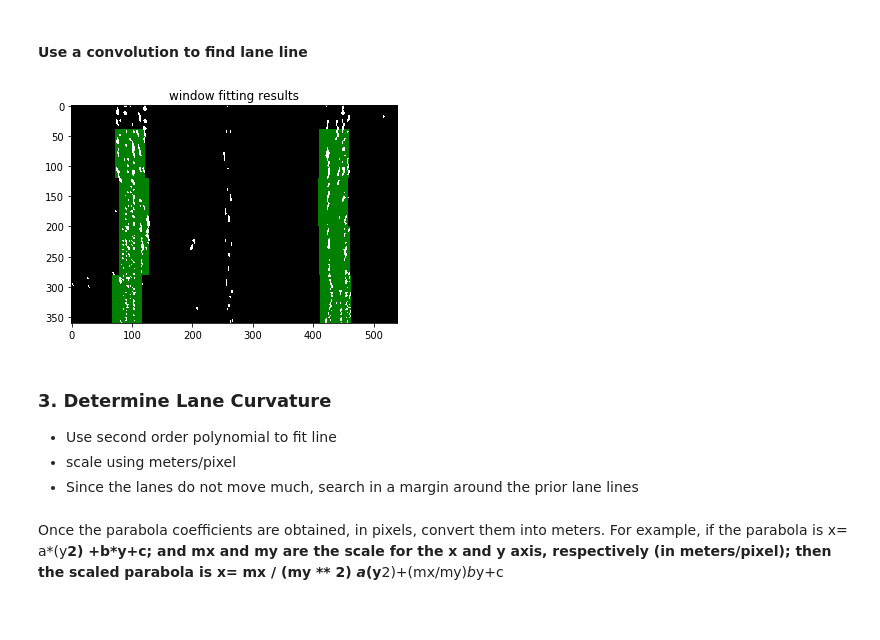
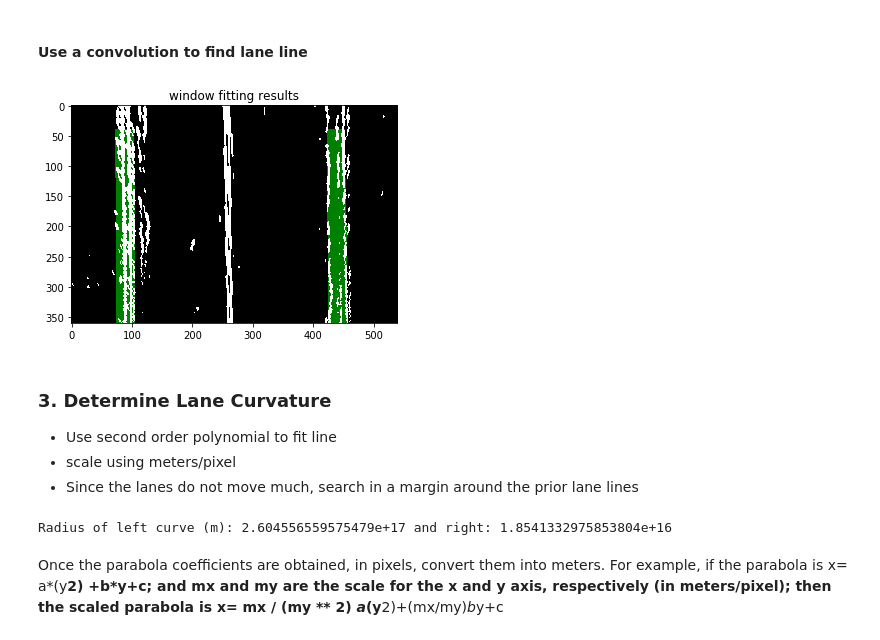
Before and after one commit to ssimontacchi/1906-Traffic-Patterns-Market-St-SF, a Jupyter notebook: mapping_market.ipynb, the cells around one changed output. Cells and saved outputs as stored; diff of their text form; code cells hidden in the pictures.

```diff
--- a/mapping_market.ipynb
+++ b/mapping_market.ipynb
@@ -247,0 +255,27 @@ ax2.plot(offset, 10, '.', markersize=50, color = 'orange');  # top-left
+# %%
+f, (ax1, ax2) = plt.subplots(1, 2, figsize=(24, 9))
+f.tight_layout()
+ax1.imshow(undistorted, cmap='gray')
+ax1.set_title('Undistorted Image', fontsize=50)
+ax1.plot(262, 195, '.', markersize=10, color = 'green')  # top-right
+ax1.plot(270, 210, '.', markersize=10, color = 'blue')  # bottom-right
+ax1.plot(10, 200, '.', markersize=10, color = 'red') # bottom-left
+ax1.plot(33, 190, '.', markersize=10, color = 'orange')  # top-left
+
+inp_mtx = [[[ 262, 195]],
+           [[ 270, 210]],
+           [[ 10, 200]],
+           [[ 33, 190]]]
+warped, perspective_mtx = warp(undistorted, inp_mtx)
+binary_warped_tracks, perspective_mtx = warp(combined_binary, inp_mtx)
+ax2.imshow(warped, cmap='gray')
+ax2.set_title('Warped Image', fontsize=50)
+img_size = (binary_warped_tracks.shape[1], binary_warped_tracks.shape[0])
+
+# offset is calculated so that width = height, creating a square
+offset = (img_size[0]-img_size[1])/2
+
+ax2.plot(img_size[0] - offset, 10, '.', markersize=50, color = 'green')  # top-right
+ax2.plot(img_size[0] - offset, img_size[1] - 10, '.', markersize=30, color = 'blue') # bottom-right
+ax2.plot(offset, img_size[1] - 10, '.', markersize=50, color = 'red')  # bottom-left
+ax2.plot(offset, 10, '.', markersize=50, color = 'orange');  # top-left
@@ -520,9 +602,9 @@ plt.imshow(result);
 #### Use a convolution to find lane line
 # %%
 # window settings
-window_width = 50
+window_width = 31
 window_height = 80 # Break image into 9 vertical layers since image height is 720
-margin = 30 # How much to slide left and right for searching
+margin = 1 # How much to slide left and right for searching
 
 def window_mask(width, height, img_ref, center,level):
     output = np.zeros_like(img_ref)
@@ -573,34 +655,34 @@ if len(window_centroids) > 0:
 
     # Points used to draw all the left and right windows
     l_points = np.zeros_like(binary_warped)
     r_points = np.zeros_like(binary_warped)
 
     # Go through each level and draw the windows
     for level in range(0,len(window_centroids)):
         # Window_mask is a function to draw window areas
         l_mask = window_mask(window_width,window_height,binary_warped,window_centroids[level][0],level)
         r_mask = window_mask(window_width,window_height,binary_warped,window_centroids[level][1],level)
         # Add graphic points from window mask here to total pixels found
         l_points[(l_points == 255) | ((l_mask == 1) ) ] = 255
         r_points[(r_points == 255) | ((r_mask == 1) ) ] = 255
 
     # Draw the results
     template = np.array(r_points+l_points,np.uint8) # add both left and right window pixels together
     zero_channel = np.zeros_like(template) # create a zero color channel
     template = np.array(cv2.merge((zero_channel,template,zero_channel)),np.uint8) # make window pixels green
     warpage= np.dstack((binary_warped, binary_warped, binary_warped))*255 # making the original road pixels 3 color channels
     output = cv2.addWeighted(warpage, 1, template, .5, 0.0) # overlay the orignal road image with window results
 
 # If no window centers found, just display orginal road image
 else:
     output = np.array(cv2.merge((binary_warped, binary_warped, binary_warped)),np.uint8)
 
 # Display the final results
 plt.imshow(output)
 plt.title('window fitting results')
 plt.show()
 # %% [output]
-[figure, old version]
+[figure, new version]
 # %% [markdown]
 ### 3. Determine Lane Curvature
 - Use second order polynomial to fit line
@@ -665,3 +691,48 @@ print(left_curverad, right_curverad)
+# %%
+# get left and right centroids for polynomial fitting
+left_centroids = np.array([x[0] for x in window_centroids][::-1])
+right_centroids = np.array([x[1] for x in window_centroids][::-1])
+ploty = np.linspace(0, image.shape[0]-1, num=4)
+
+def measure_curvature_pixels(ploty, left_centroids, right_centroids):
+    '''
+    Calculates the curvature of polynomial functions in pixels.
+    '''
+    # set points to cover same y-range as image
+    left_fit = np.polyfit(ploty, left_centroids, 2)
+    right_fit = np.polyfit(ploty, right_centroids, 2)
+    left_fit_line = left_fit[0]*ploty**2 + left_fit[1]*ploty + left_fit[2]
+    right_fit_line = right_fit[0]*ploty**2 + right_fit[1]*ploty + right_fit[2]
+
+    # Define y-value where we want radius of curvature
+    # We'll choose the maximum y-value, corresponding to the bottom of the image
+    y_eval = np.max(ploty)
+
+    # Define conversions in x and y from pixels space to meters
+    ym_per_pix = 30/720 # meters per pixel in y dimension
+    xm_per_pix = 3.7/700 # meters per pixel in x dimension
+
+    # Fit new polynomials to x, y in non-pixel space (meters)
+    left_fit_cr = np.polyfit(ploty*ym_per_pix, left_centroids*xm_per_pix, 2)
+    right_fit_cr = np.polyfit(ploty*ym_per_pix, right_centroids*xm_per_pix, 2)
+
+    # Calculation of radius of curvature for each line in pixels
+    left_curverad = ((1 + (2*left_fit[0]*y_eval + left_fit[1])**2)**1.5) / np.absolute(2*left_fit[0])
+    right_curverad = ((1 + (2*right_fit[0]*y_eval + right_fit[1])**2)**1.5) / np.absolute(2*right_fit[0])
+
+    # Calculation of radius of curvature for each line in meters
+    left_curverad_m = ((1 + (2*left_fit_cr[0]*y_eval*ym_per_pix + left_fit_cr[1])**2)**1.5) / np.absolute(2*left_fit_cr[0])
+    right_curverad_m = ((1 + (2*right_fit_cr[0]*y_eval*ym_per_pix + right_fit_cr[1])**2)**1.5) / np.absolute(2*right_fit_cr[0])
+
+    return left_curverad_m, right_curverad_m, left_fit_line, right_fit_line
+
+
+# Calculate the radius of curvature in pixels for both lane lines
+left_curverad, right_curverad, left_fit, right_fit = measure_curvature_pixels(ploty, left_centroids, right_centroids)
+
+print("Radius of left curve (m):", round(left_curverad, 2), "and right:", round(right_curverad, 2))
+# %% [output]
+Radius of left curve (m): 2.604556559575479e+17 and right: 1.8541332975853804e+16
 # %% [markdown]
 Once the parabola coefficients are obtained, in pixels, convert them into meters. For example, if the parabola is x= a*(y**2) +b*y+c; and mx and my are the scale for the x and y axis, respectively (in meters/pixel); then the scaled parabola is x= mx / (my ** 2) *a*(y**2)+(mx/my)*b*y+c
 # %% [markdown]
```
Also changed, not shown: parts of 32 cells of this notebook.
